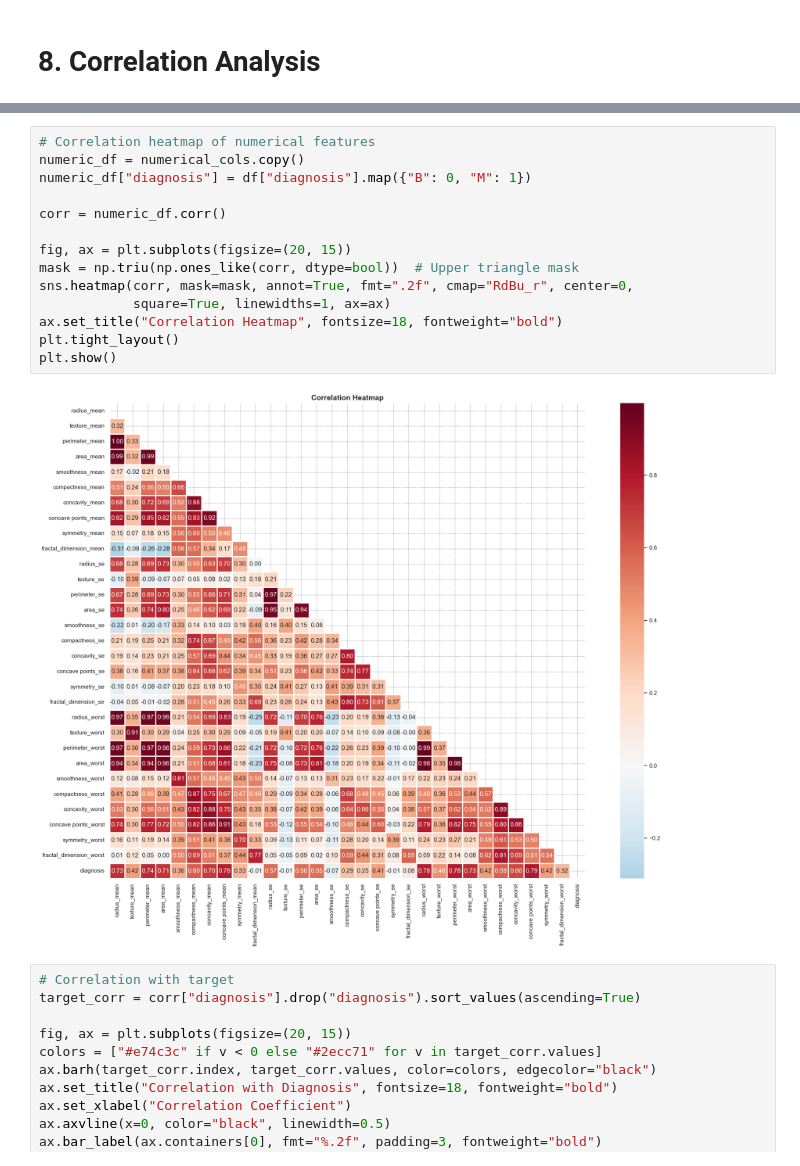
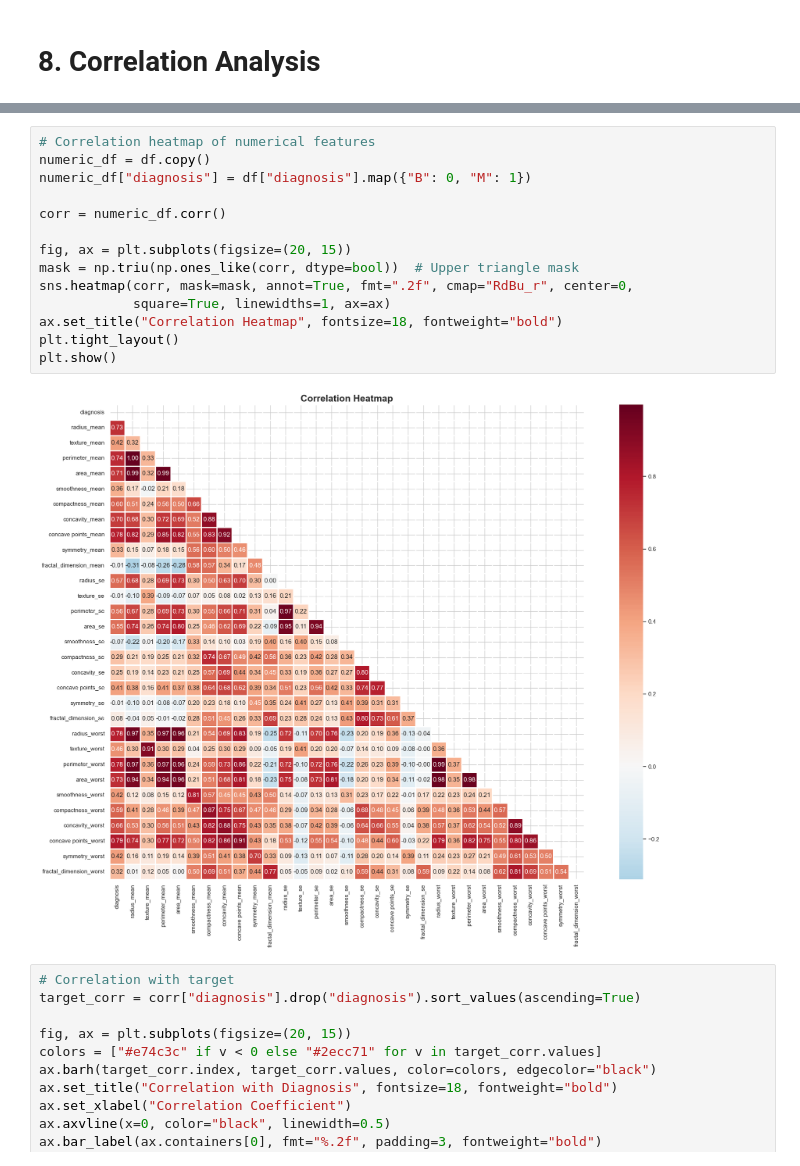
Before and after one commit to mohamedomartoure/Binary-Classification-Prediction-for-type-of-Breast-Cancer, a Jupyter notebook: notebook/01_eda.ipynb, the cells around one changed output, grey strips where cells are left out. Cells and saved outputs as stored; diff of their text form.

```diff
--- a/notebook/01_eda.ipynb
+++ b/notebook/01_eda.ipynb
@@ -329,19 +318,19 @@ numerical_cols
 # %%
 # Correlation heatmap of numerical features
-numeric_df = numerical_cols.copy()
+numeric_df = df.copy()
 numeric_df["diagnosis"] = df["diagnosis"].map({"B": 0, "M": 1})
 
 corr = numeric_df.corr()
 
 fig, ax = plt.subplots(figsize=(20, 15))
 mask = np.triu(np.ones_like(corr, dtype=bool))  # Upper triangle mask
 sns.heatmap(corr, mask=mask, annot=True, fmt=".2f", cmap="RdBu_r", center=0,
             square=True, linewidths=1, ax=ax)
 ax.set_title("Correlation Heatmap", fontsize=18, fontweight="bold")
 plt.tight_layout()
 plt.show()
 # %% [output]
-[figure, old version]
+[figure, new version]
 # %%
 # Correlation with target
 target_corr = corr["diagnosis"].drop("diagnosis").sort_values(ascending=True)
```
Also changed, not shown: parts of 4 cells of this notebook, 10 other files.
